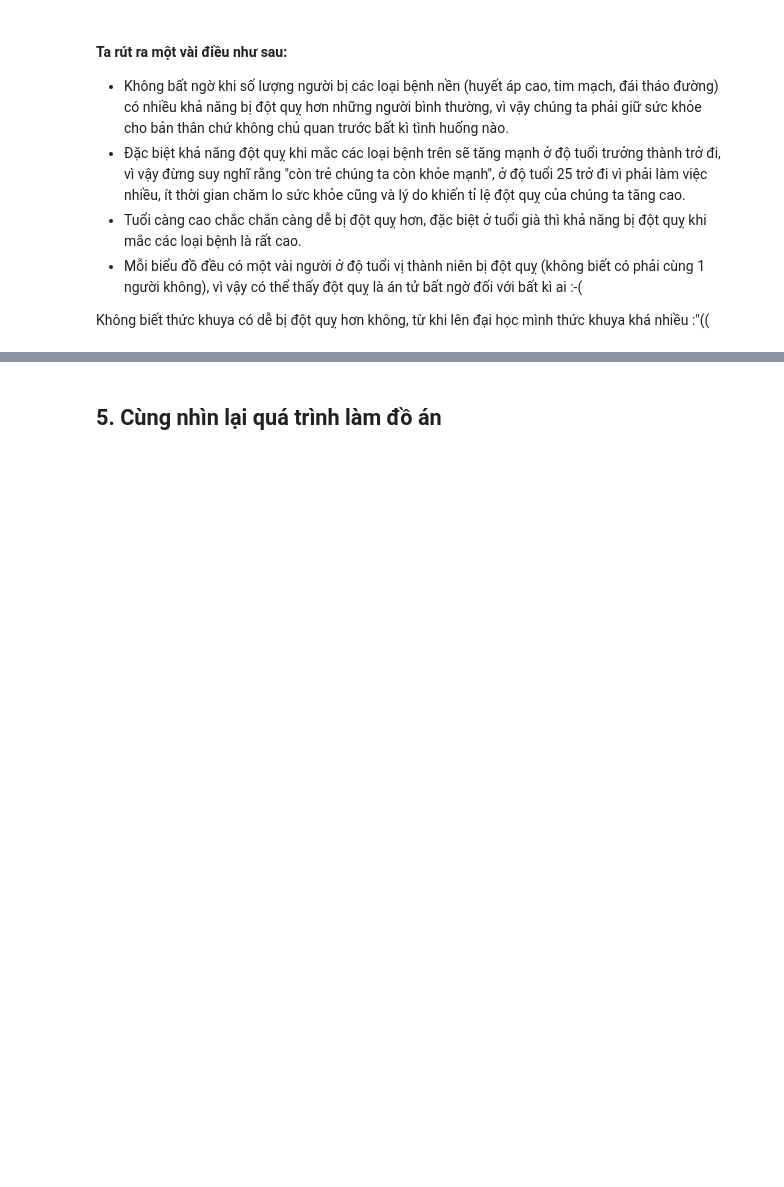
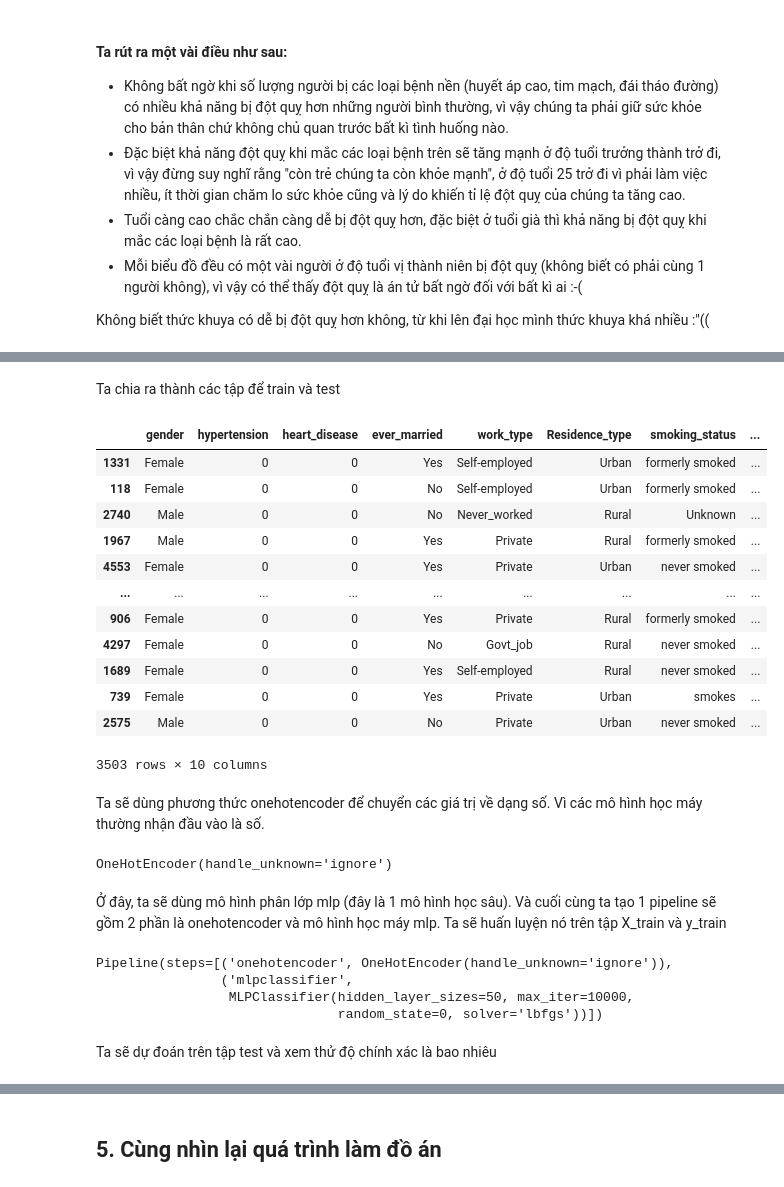
Before and after one commit to VoTrongPhu/P4DS-FinalProject-CQ19, a Jupyter notebook: MainNotebook.ipynb, the cells around one changed output, grey strips where cells are left out. Saved outputs shown, nothing was run; the diff lists cells and outputs as text; code cells hidden in the pictures; blank space fills up the shorter version.

```diff
--- a/MainNotebook.ipynb
+++ b/MainNotebook.ipynb
@@ -446,0 +463,15 @@ Không biết thức khuya có dễ bị đột quỵ hơn không, từ khi lên
+# %%
+df_model=df[df['gender']!='Other']
+df_model=df_model[df_model['bmi'].notnull()]
+bmi_bins=[0,18.5,25,30,35,40,100]
+labels=[1,2,3,4,5,6]
+df_model['bmi_bin']=pd.cut(df_model['bmi'],right=False,bins=bmi_bins,labels=labels)
+df_model=df_model[df_model['age'] > 11]
+age_bins=[12,20,25,60,85] #tuổi lớn nhất của dataframe này <85
+age_labels=['12-20','20-25','25-60','> 60']
+df_model['age_bin'] = pd.cut(df_model['age'],right=False,bins=age_bins,labels=age_labels)
+glu_bins=[0,140,200,500]
+glu_labels=['0-139','140-199','> 200']
+df_model['glu_bin'] = pd.cut(df_model['avg_glucose_level'], right=False, bins=glu_bins, labels=glu_labels)
+df_model=df_model.drop(columns=['id','age','avg_glucose_level','bmi'])
+df_model.head()
@@ -446,0 +485,43 @@ Không biết thức khuya có dễ bị đột quỵ hơn không, từ khi lên
+# %% [markdown]
+Ta chia ra thành các tập để train và test
+# %%
+X=df_model.loc[:, df_model.columns != 'stroke']
+y=df_model.loc[:,'stroke']
+X_train, X_test, y_train, y_test = train_test_split(X,y, test_size=0.20)
+X_train
+# %% [output]
+|  | gender | hypertension | heart_disease | ever_married | work_type | Residence_type | smoking_status | ... |
+| 1331 | Female | 0 | 0 | Yes | Self-employed | Urban | formerly smoked | ... |
+| 118 | Female | 0 | 0 | No | Self-employed | Urban | formerly smoked | ... |
+| 2740 | Male | 0 | 0 | No | Never_worked | Rural | Unknown | ... |
+| 1967 | Male | 0 | 0 | Yes | Private | Rural | formerly smoked | ... |
+| 4553 | Female | 0 | 0 | Yes | Private | Urban | never smoked | ... |
+| ... | ... | ... | ... | ... | ... | ... | ... | ... |
+| 906 | Female | 0 | 0 | Yes | Private | Rural | formerly smoked | ... |
+| 4297 | Female | 0 | 0 | No | Govt_job | Rural | never smoked | ... |
+| 1689 | Female | 0 | 0 | Yes | Self-employed | Rural | never smoked | ... |
+| 739 | Female | 0 | 0 | Yes | Private | Urban | smokes | ... |
+| 2575 | Male | 0 | 0 | No | Private | Urban | never smoked | ... |
+3503 rows × 10 columns
+# %% [markdown]
+Ta sẽ dùng phương thức onehotencoder để chuyển các giá trị về dạng số. Vì các mô hình học máy thường nhận đầu vào là số.
+# %%
+le = preprocessing.LabelEncoder()
+enc = OneHotEncoder(handle_unknown='ignore')
+enc.fit(X_train)
+# %% [output]
+OneHotEncoder(handle_unknown='ignore')
+# %% [markdown]
+Ở đây, ta sẽ dùng mô hình phân lớp mlp (đây là 1 mô hình học sâu). Và cuối cùng ta tạo 1 pipeline sẽ gồm 2 phần là onehotencoder và mô hình học máy mlp. Ta sẽ huấn luyện nó trên tập X_train và y_train
+# %%
+mlpclassifier =  MLPClassifier(hidden_layer_sizes=(50), activation='relu', solver='lbfgs', random_state=0, max_iter=10000)
+
+full_pipeline=make_pipeline(enc,mlpclassifier)
+full_pipeline.fit(X_train, y_train)
+# %% [output]
+Pipeline(steps=[('onehotencoder', OneHotEncoder(handle_unknown='ignore')),
+                ('mlpclassifier',
+                 MLPClassifier(hidden_layer_sizes=50, max_iter=10000,
+                               random_state=0, solver='lbfgs'))])
+# %% [markdown]
+Ta sẽ dự đoán trên tập test và xem thử độ chính xác là bao nhiêu
```
Also changed, not shown: parts of 19 cells of this notebook, 4 other files.
